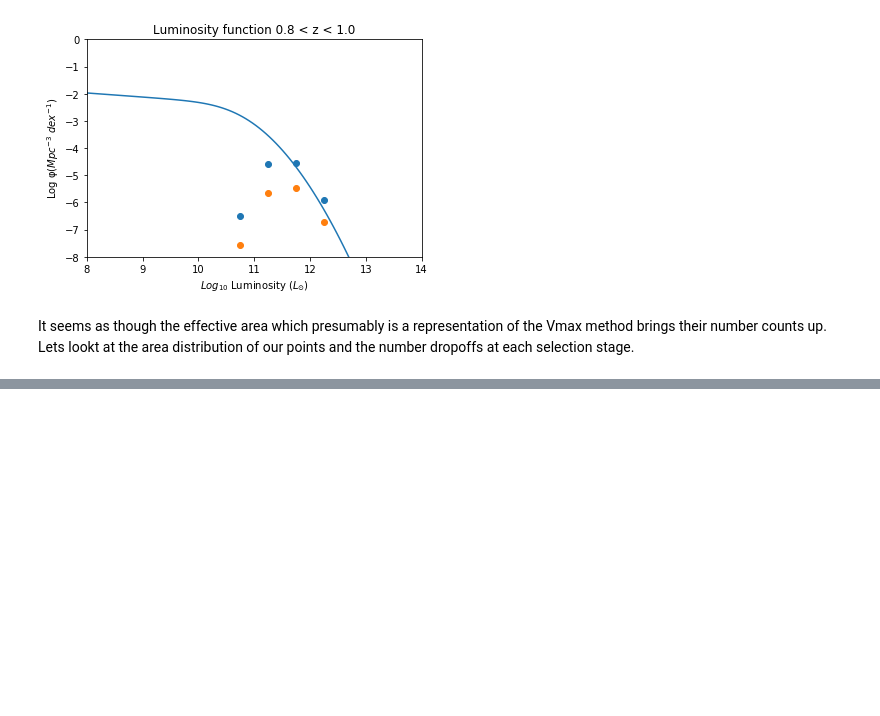
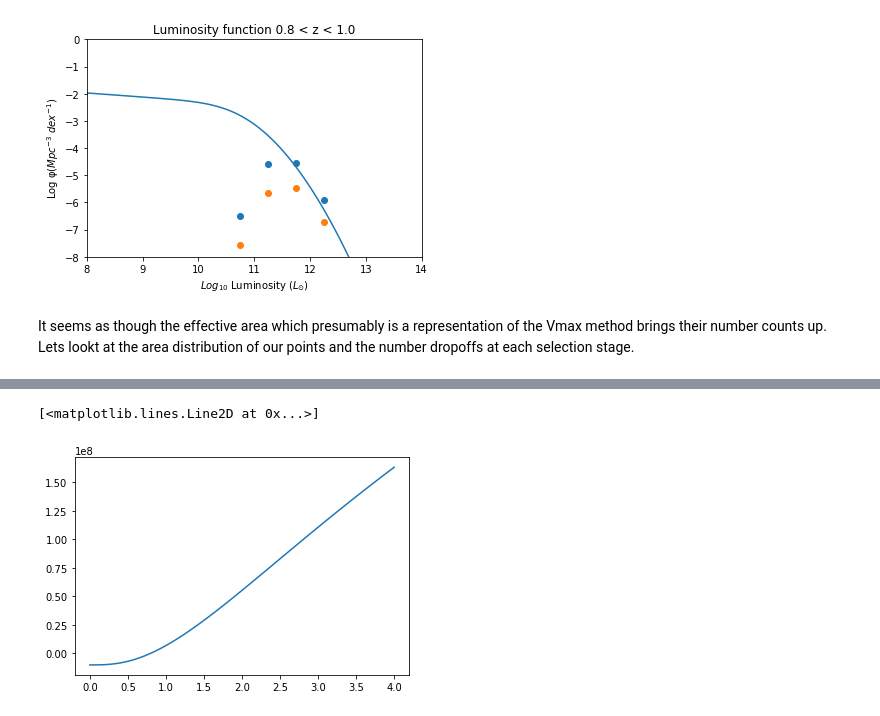
Before and after one commit to raphaelshirley/LuminosityFunction, a Jupyter notebook: 3_servs_lf.ipynb, the cells around one changed output, grey strips where cells are left out. Saved outputs shown, nothing was run; the diff lists cells and outputs as text; code cells hidden in the pictures; blank space fills up the shorter version.

```diff
--- a/3_servs_lf.ipynb
+++ b/3_servs_lf.ipynb
@@ -890,0 +915,9 @@ It seems as though the effective area which presumably is a representation of th
+# %%
+z_test2 = np.linspace(0, 4., num=100)
+# %%
+v_test2 = volume(0.8,z_test2,cosmo)
+# %%
+plt.plot(z_test2, v_test2)
+# %% [output]
+[<matplotlib.lines.Line2D at 0x...>]
+[figure, added]
```
Also changed, not shown: parts of 9 cells of this notebook.
